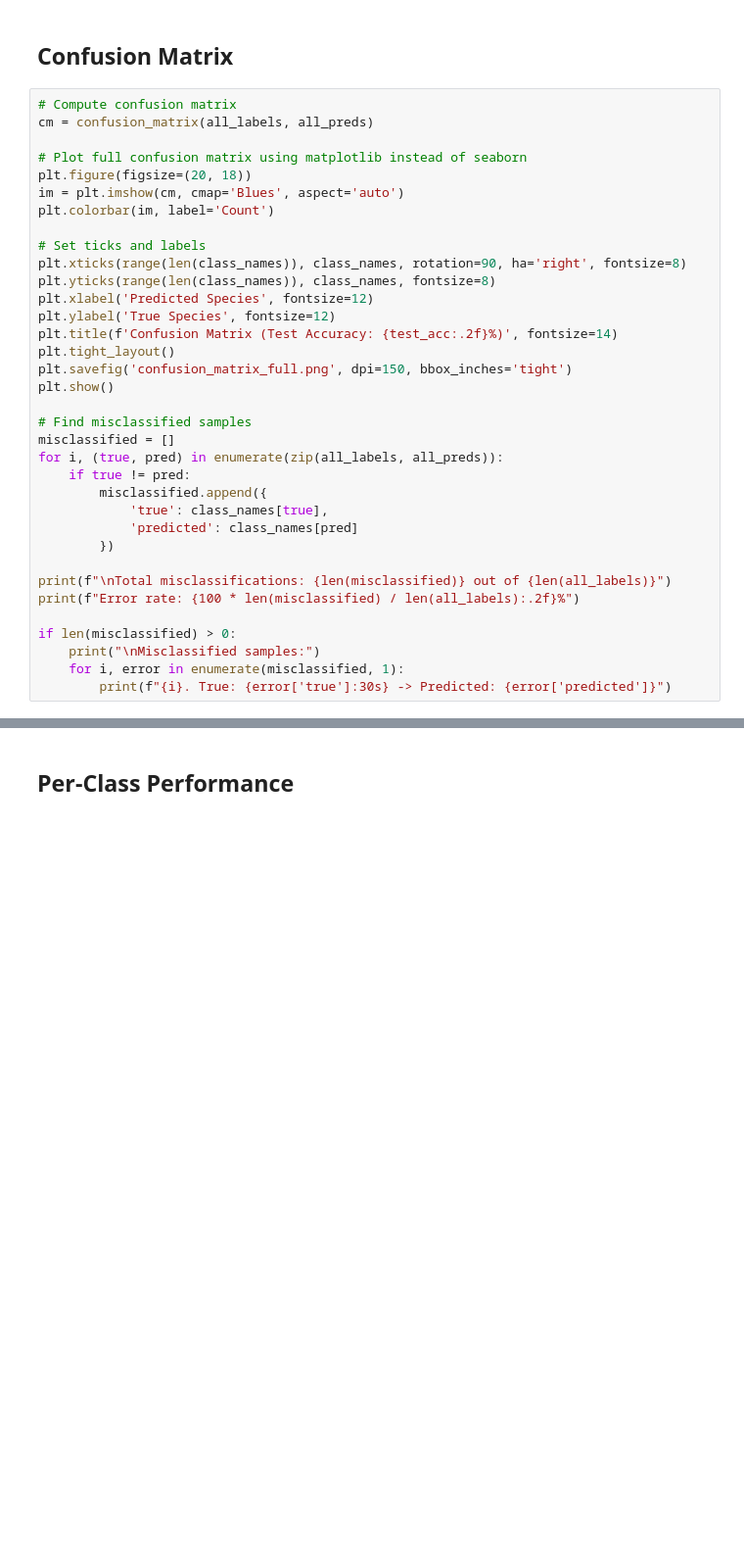
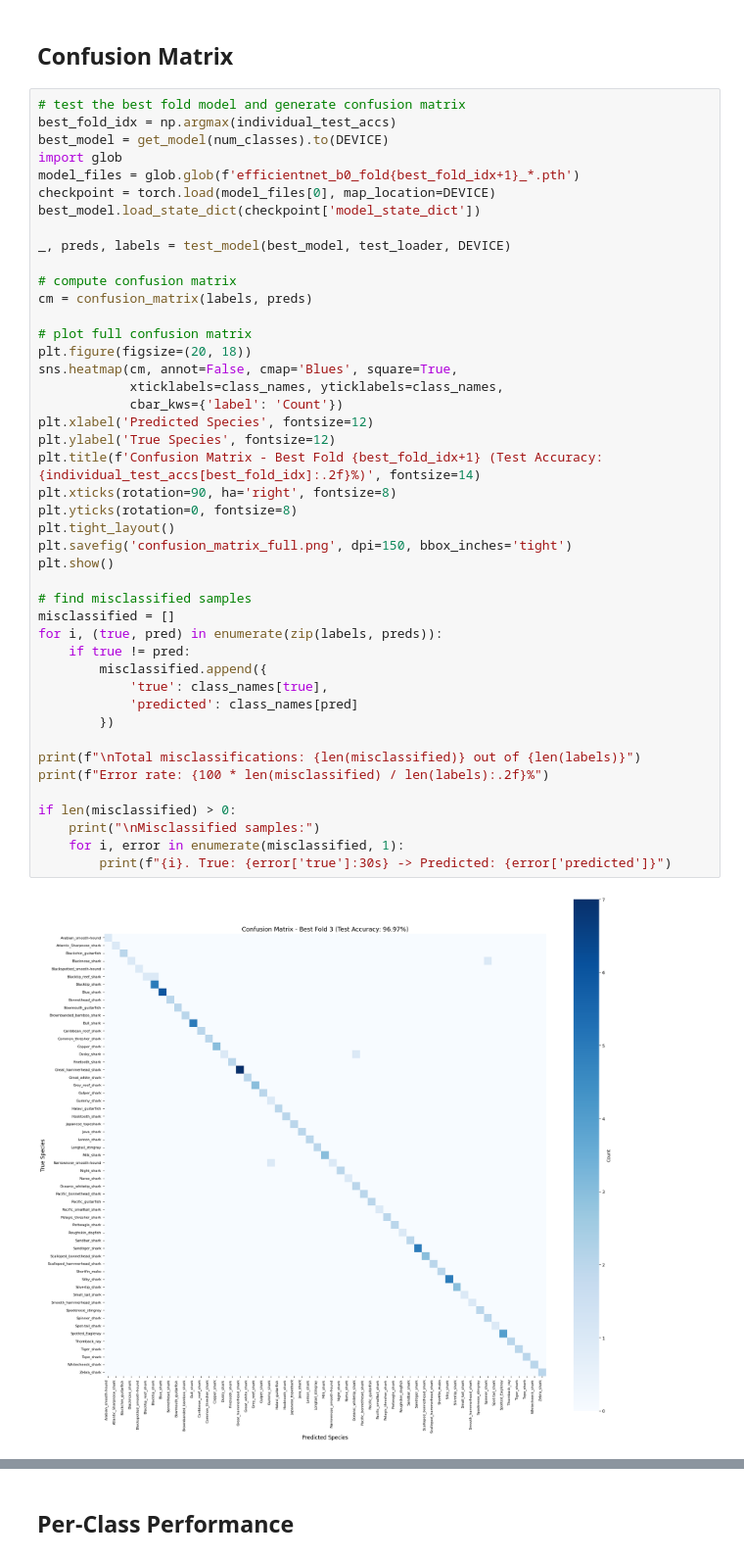
Before and after one commit to amgiovenco/SharkMQP26, a Jupyter notebook: models/cnn/train_efficientnetb0.ipynb, the cells around one changed output, grey strips where cells are left out. Shown at 98% size. Drawn from its saved outputs; the diff is of its cells as text; blank space fills up the shorter version.

```diff
--- a/models/cnn/train_efficientnetb0.ipynb
+++ b/models/cnn/train_efficientnetb0.ipynb
@@ -401,37 +511,48 @@ print("="*50)
 # %% [markdown]
 ## Confusion Matrix
 # %%
-# Compute confusion matrix
-cm = confusion_matrix(all_labels, all_preds)
+# test the best fold model and generate confusion matrix
+best_fold_idx = np.argmax(individual_test_accs)
+best_model = get_model(num_classes).to(DEVICE)
+import glob
+model_files = glob.glob(f'efficientnet_b0_fold{best_fold_idx+1}_*.pth')
+checkpoint = torch.load(model_files[0], map_location=DEVICE)
+best_model.load_state_dict(checkpoint['model_state_dict'])
 
-# Plot full confusion matrix using matplotlib instead of seaborn
+_, preds, labels = test_model(best_model, test_loader, DEVICE)
+
+# compute confusion matrix
+cm = confusion_matrix(labels, preds)
+
+# plot full confusion matrix
 plt.figure(figsize=(20, 18))
-im = plt.imshow(cm, cmap='Blues', aspect='auto')
-plt.colorbar(im, label='Count')
-
-# Set ticks and labels
-plt.xticks(range(len(class_names)), class_names, rotation=90, ha='right', fontsize=8)
-plt.yticks(range(len(class_names)), class_names, fontsize=8)
+sns.heatmap(cm, annot=False, cmap='Blues', square=True,
+            xticklabels=class_names, yticklabels=class_names,
+            cbar_kws={'label': 'Count'})
 plt.xlabel('Predicted Species', fontsize=12)
 plt.ylabel('True Species', fontsize=12)
-plt.title(f'Confusion Matrix (Test Accuracy: {test_acc:.2f}%)', fontsize=14)
+plt.title(f'Confusion Matrix - Best Fold {best_fold_idx+1} (Test Accuracy: {individual_test_accs[best_fold_idx]:.2f}%)', fontsize=14)
+plt.xticks(rotation=90, ha='right', fontsize=8)
+plt.yticks(rotation=0, fontsize=8)
 plt.tight_layout()
 plt.savefig('confusion_matrix_full.png', dpi=150, bbox_inches='tight')
 plt.show()
 
-# Find misclassified samples
+# find misclassified samples
 misclassified = []
-for i, (true, pred) in enumerate(zip(all_labels, all_preds)):
+for i, (true, pred) in enumerate(zip(labels, preds)):
     if true != pred:
         misclassified.append({
             'true': class_names[true],
             'predicted': class_names[pred]
         })
 
-print(f"\nTotal misclassifications: {len(misclassified)} out of {len(all_labels)}")
-print(f"Error rate: {100 * len(misclassified) / len(all_labels):.2f}%")
+print(f"\nTotal misclassifications: {len(misclassified)} out of {len(labels)}")
+print(f"Error rate: {100 * len(misclassified) / len(labels):.2f}%")
 
 if len(misclassified) > 0:
     print("\nMisclassified samples:")
     for i, error in enumerate(misclassified, 1):
         print(f"{i}. True: {error['true']:30s} -> Predicted: {error['predicted']}")
+# %% [output]
+[figure, added]
```
Also changed, not shown: parts of 28 cells of this notebook, 3 other files.
